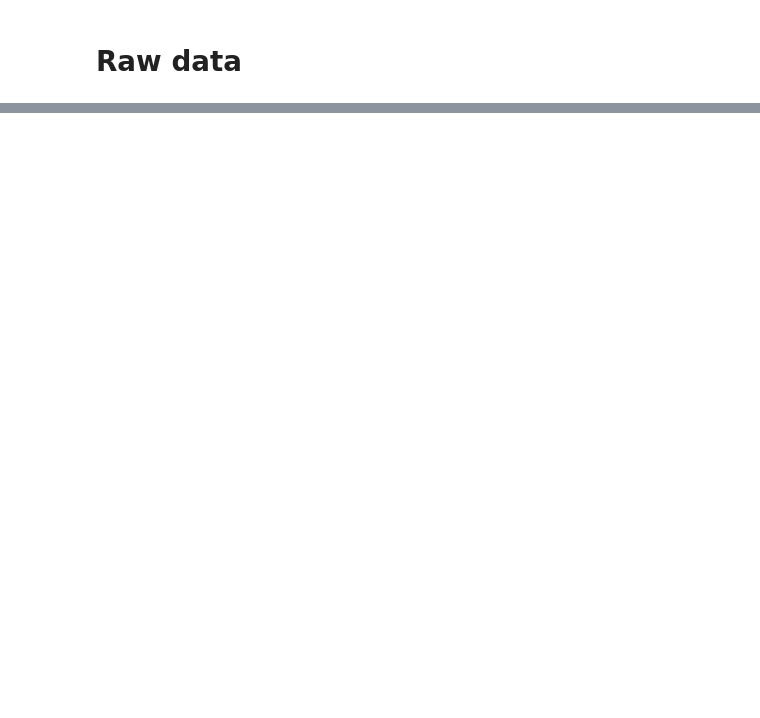
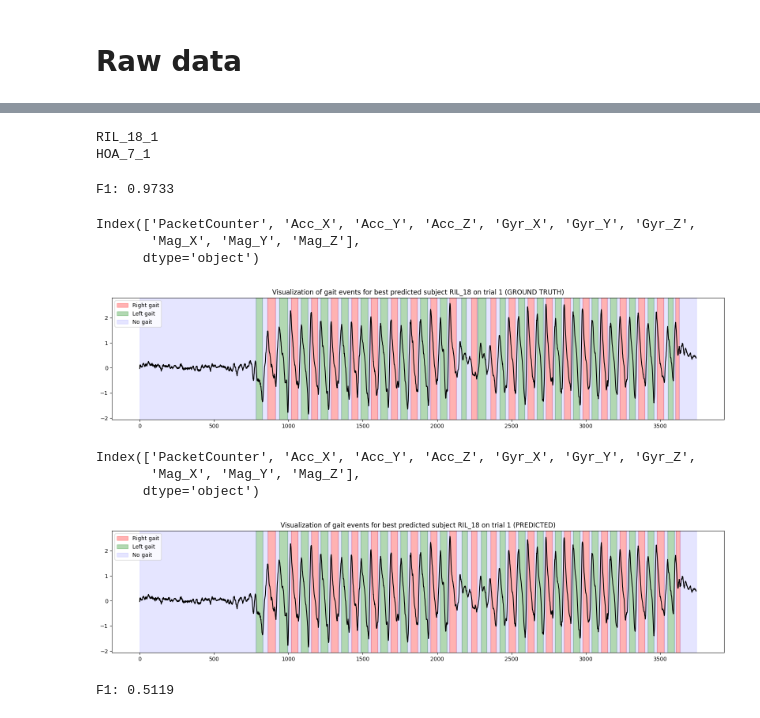
Before and after one commit to EnekoIsturitzSesma/Biosignal-ML-Analysis, a Jupyter notebook: notebooks/GAIT.ipynb, the cells around one changed output, grey strips where cells are left out. Drawn from its saved outputs; the diff is of its cells as text; code cells hidden in the pictures; blank space fills up the shorter version.

```diff
--- a/notebooks/GAIT.ipynb
+++ b/notebooks/GAIT.ipynb
@@ -185,0 +255,66 @@ Mean f1-score per cohort:
+# %%
+best_subj_trial = f"{best_subj}_1"  # Obtain first trial of the best classified subject
+worst_subj_trial = f"{worst_subj}_1"  # Obtain first trial of the worst classified subject
+
+print(best_subj_trial)
+print(worst_subj_trial)
+# %% [output]
+RIL_18_1
+HOA_7_1
+# %%
+y_pred, y_true, signal = predict_trial(
+    base_path  = base_path,
+    trial_name = best_subj_trial,
+    subject    = best_subj,
+    process    = "raw",
+    window_size = 200,
+    stride      = 50,
+    out_dir     = "../checkpoints/raw"
+)
+
+print(f"F1: {f1_score(y_true, y_pred, average='macro'):.4f}")
+# %% [output]
+F1: 0.9733
+# %%
+path = base_path + f"/neuro/RIL/{best_subj}/{best_subj_trial}"
+
+plot_gait_detection(
+    y_true,
+    best_subj_trial,
+    path,
+    title=f'Visualization of gait events for best predicted subject {best_subj} on trial 1 (GROUND TRUTH)',
+    sensor='LB',
+    signal_channel='Acc_Z',
+    process='raw')
+
+plot_gait_detection(
+    y_pred,
+    best_subj_trial,
+    path,
+    title=f'Visualization of gait events for best predicted subject {best_subj} on trial 1 (PREDICTED)',
+    sensor='LB',
+    signal_channel='Acc_Z',
+    process='raw')
+# %% [output]
+Index(['PacketCounter', 'Acc_X', 'Acc_Y', 'Acc_Z', 'Gyr_X', 'Gyr_Y', 'Gyr_Z',
+       'Mag_X', 'Mag_Y', 'Mag_Z'],
+      dtype='object')
+[figure, added]
+Index(['PacketCounter', 'Acc_X', 'Acc_Y', 'Acc_Z', 'Gyr_X', 'Gyr_Y', 'Gyr_Z',
+       'Mag_X', 'Mag_Y', 'Mag_Z'],
+      dtype='object')
+[figure, added]
+# %%
+y_pred, y_true, signal = predict_trial(
+    base_path  = base_path,
+    trial_name = worst_subj_trial,
+    subject    = worst_subj,
+    process    = "raw",
+    window_size = 200,
+    stride      = 50,
+    out_dir     = "../checkpoints/raw"
+)
+
+print(f"F1: {f1_score(y_true, y_pred, average='macro'):.4f}")
+# %% [output]
+F1: 0.5119
```
Also changed, not shown: parts of 19 cells of this notebook, 5 other files.
